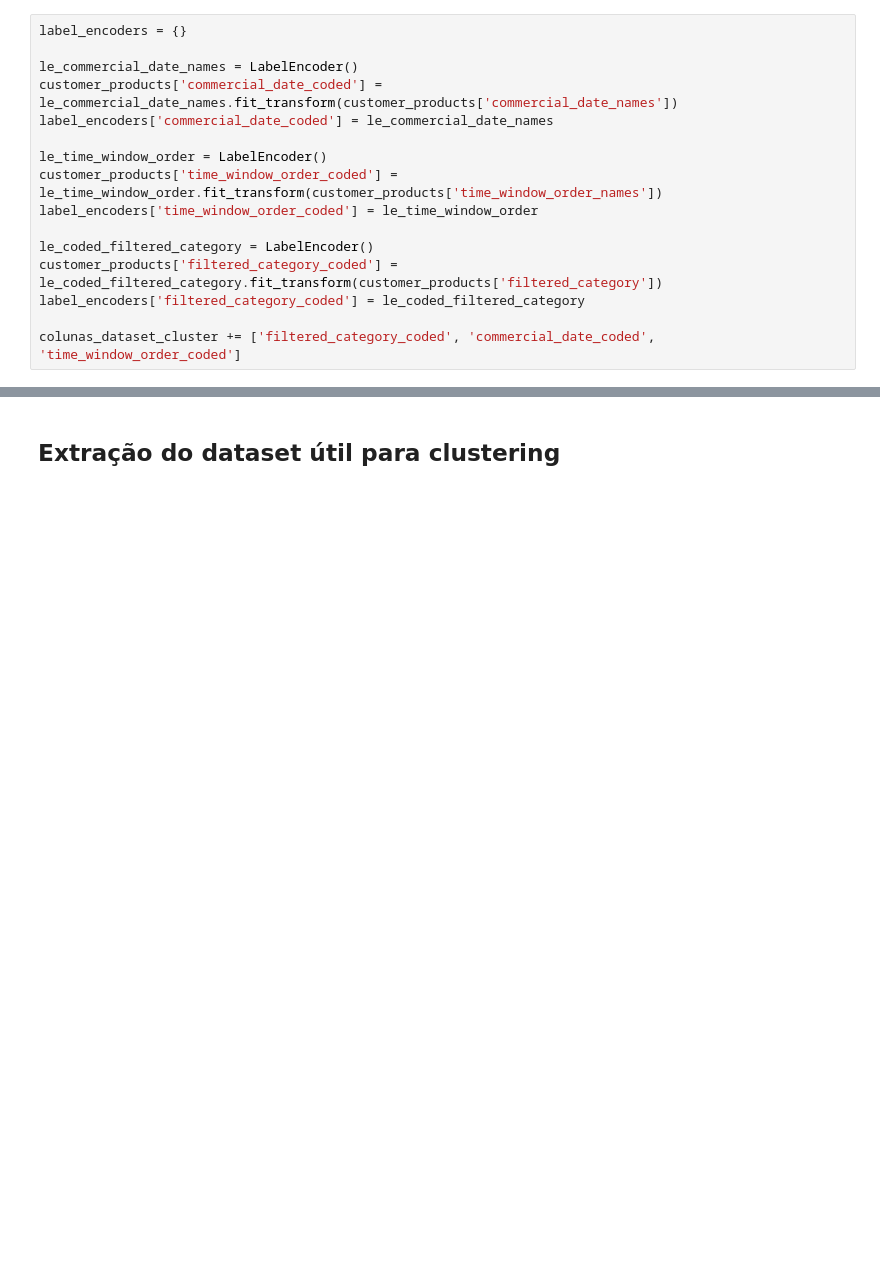
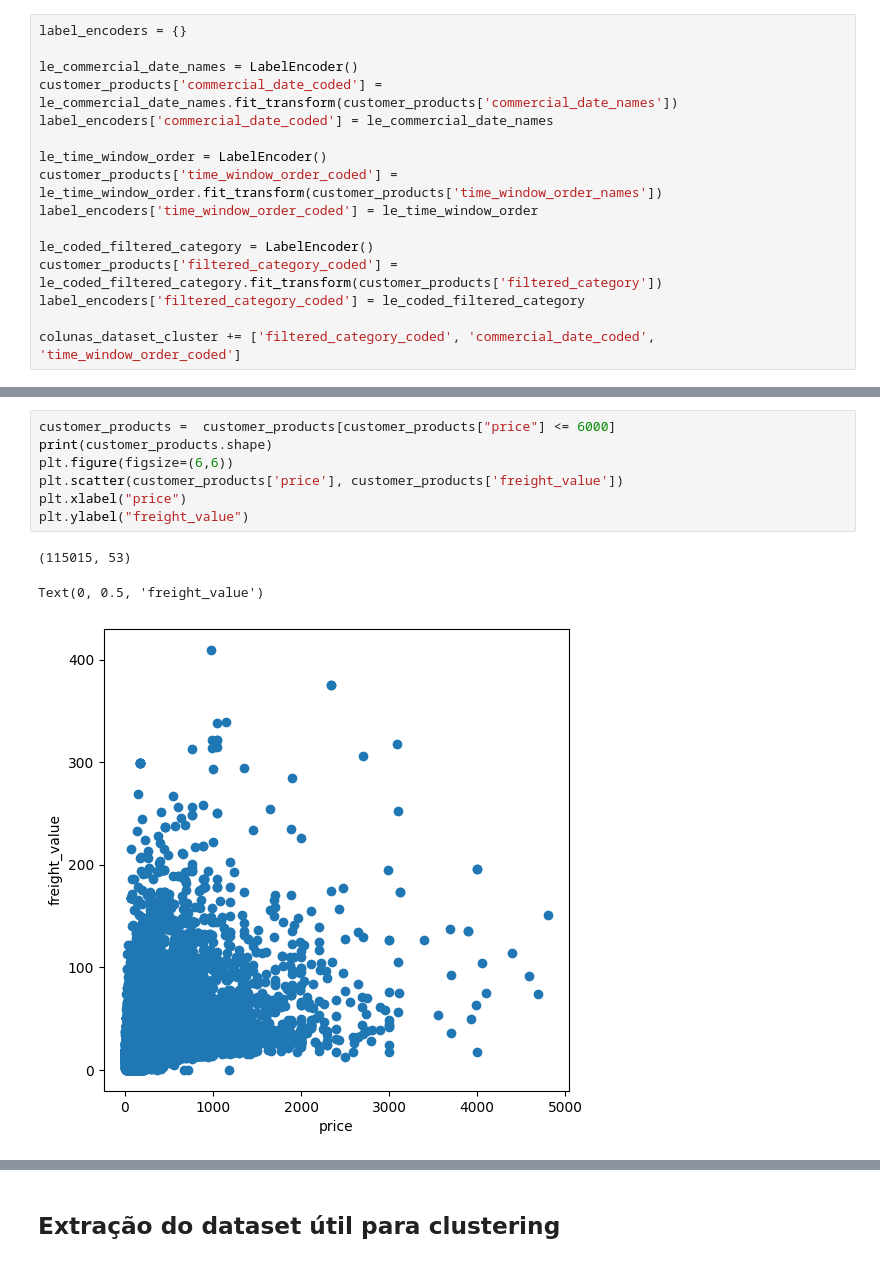
Before and after one commit to wnetohr/Olist-Brazilian-E-Commerce, a Jupyter notebook: notebooks/feature_engineering.ipynb, the cells around one changed output, grey strips where cells are left out. Cells and saved outputs as stored; diff of their text form; blank space fills up the shorter version.

```diff
--- a/notebooks/feature_engineering.ipynb
+++ b/notebooks/feature_engineering.ipynb
@@ -488,0 +558,11 @@ colunas_dataset_cluster += ['filtered_category_coded', 'commercial_date_coded',
+# %%
+customer_products =  customer_products[customer_products["price"] <= 6000]
+print(customer_products.shape)
+plt.figure(figsize=(6,6))
+plt.scatter(customer_products['price'], customer_products['freight_value'])
+plt.xlabel("price")
+plt.ylabel("freight_value")
+# %% [output]
+(115015, 53)
+Text(0, 0.5, 'freight_value')
+[figure, added]
```
Also changed, not shown: parts of 10 cells of this notebook, 7 other files.
